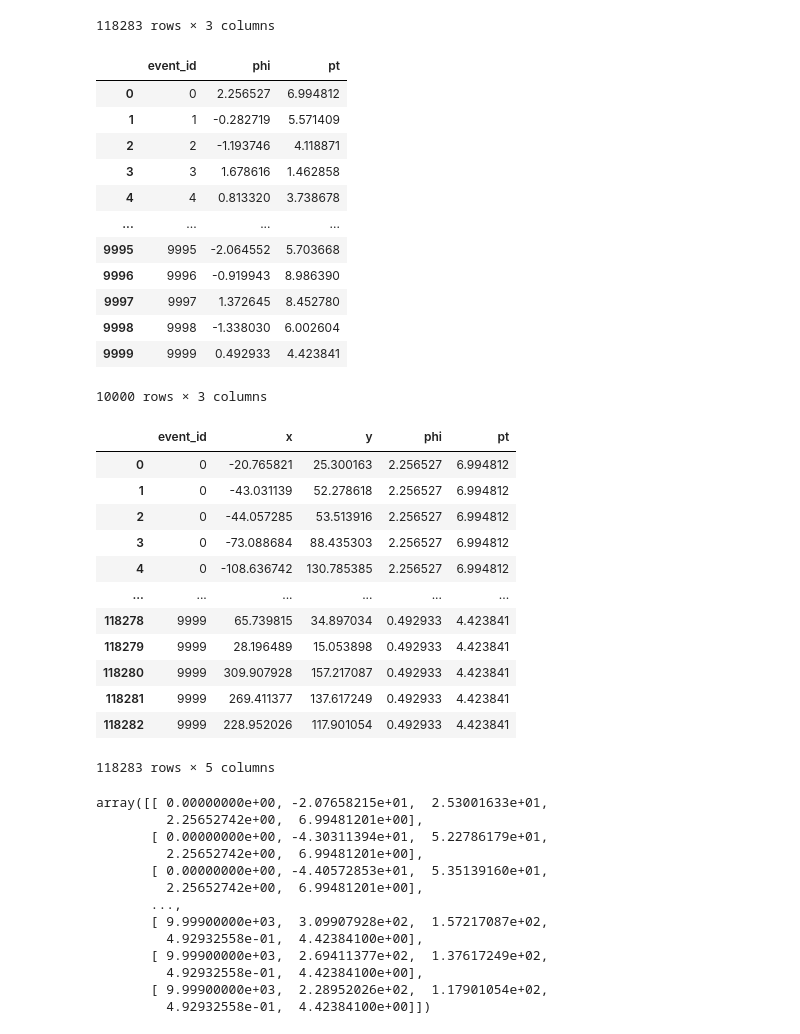
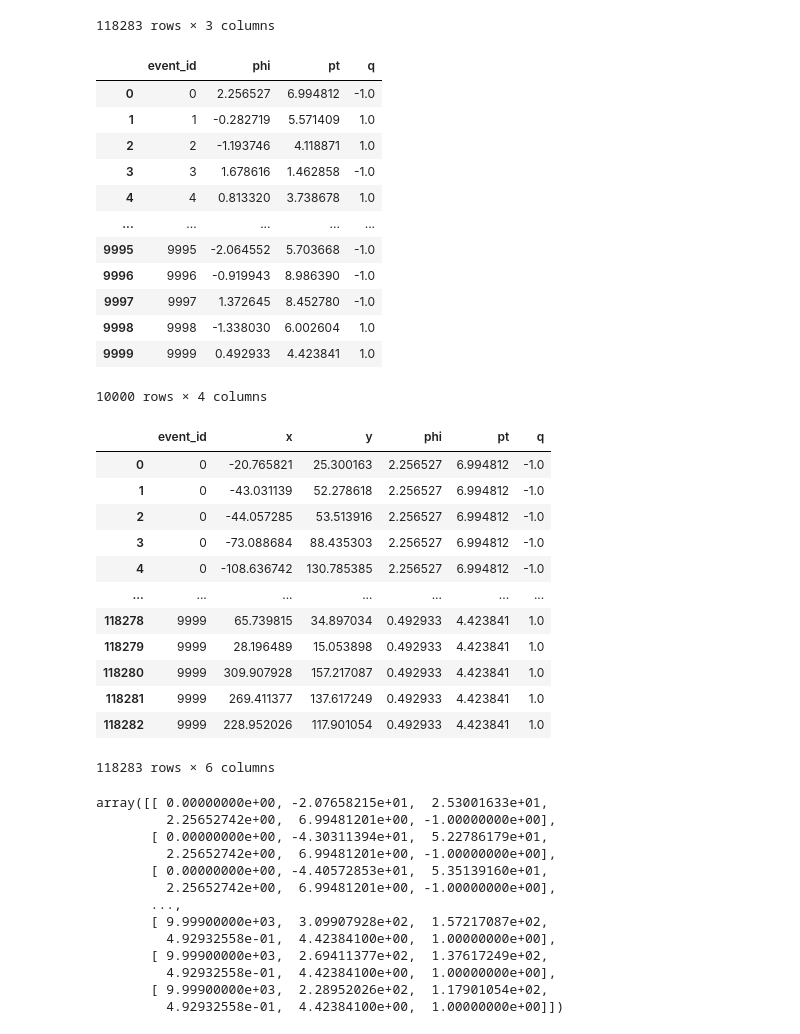
Before and after one commit to P4ndaM1x/engineering-dissertation, a Jupyter notebook: raw_data/csv2npy.ipynb, the cells around one changed output. Drawn from its saved outputs; the diff is of its cells as text; code cells hidden in the pictures.

```diff
--- a/raw_data/csv2npy.ipynb
+++ b/raw_data/csv2npy.ipynb
@@ -25,56 +25,56 @@ spacepoints_df
 # %%
 particles_initial_df = pd.read_csv(raw_data_directory + 'particles_initial.csv')
 particles_initial_df.drop(particles_initial_df.columns[[-1]], axis=1, inplace=True)
-particles_initial_df.drop(particles_initial_df.columns.difference(['event_id', 'phi', 'pt']), axis=1, inplace=True)
+particles_initial_df.drop(particles_initial_df.columns.difference(['event_id', 'phi', 'pt', 'q']), axis=1, inplace=True)
 
 particles_initial_df
 # %% [output]
-|  | event_id | phi | pt |
-| 0 | 0 | 2.256527 | 6.994812 |
-| 1 | 1 | -0.282719 | 5.571409 |
-| 2 | 2 | -1.193746 | 4.118871 |
-| 3 | 3 | 1.678616 | 1.462858 |
-| 4 | 4 | 0.813320 | 3.738678 |
-| ... | ... | ... | ... |
-| 9995 | 9995 | -2.064552 | 5.703668 |
-| 9996 | 9996 | -0.919943 | 8.986390 |
-| 9997 | 9997 | 1.372645 | 8.452780 |
-| 9998 | 9998 | -1.338030 | 6.002604 |
-| 9999 | 9999 | 0.492933 | 4.423841 |
+|  | event_id | phi | pt | q |
+| 0 | 0 | 2.256527 | 6.994812 | -1.0 |
+| 1 | 1 | -0.282719 | 5.571409 | 1.0 |
+| 2 | 2 | -1.193746 | 4.118871 | 1.0 |
+| 3 | 3 | 1.678616 | 1.462858 | -1.0 |
+| 4 | 4 | 0.813320 | 3.738678 | 1.0 |
+| ... | ... | ... | ... | ... |
+| 9995 | 9995 | -2.064552 | 5.703668 | -1.0 |
+| 9996 | 9996 | -0.919943 | 8.986390 | -1.0 |
+| 9997 | 9997 | 1.372645 | 8.452780 | -1.0 |
+| 9998 | 9998 | -1.338030 | 6.002604 | 1.0 |
+| 9999 | 9999 | 0.492933 | 4.423841 | 1.0 |
-10000 rows × 3 columns
+10000 rows × 4 columns
 # %%
 dataframe = pd.merge(spacepoints_df, particles_initial_df, on='event_id')#.drop('event_id', axis=1)
 dataframe
 # %% [output]
-|  | event_id | x | y | phi | pt |
-| 0 | 0 | -20.765821 | 25.300163 | 2.256527 | 6.994812 |
-| 1 | 0 | -43.031139 | 52.278618 | 2.256527 | 6.994812 |
-| 2 | 0 | -44.057285 | 53.513916 | 2.256527 | 6.994812 |
-| 3 | 0 | -73.088684 | 88.435303 | 2.256527 | 6.994812 |
-| 4 | 0 | -108.636742 | 130.785385 | 2.256527 | 6.994812 |
-| ... | ... | ... | ... | ... | ... |
-| 118278 | 9999 | 65.739815 | 34.897034 | 0.492933 | 4.423841 |
-| 118279 | 9999 | 28.196489 | 15.053898 | 0.492933 | 4.423841 |
-| 118280 | 9999 | 309.907928 | 157.217087 | 0.492933 | 4.423841 |
-| 118281 | 9999 | 269.411377 | 137.617249 | 0.492933 | 4.423841 |
-| 118282 | 9999 | 228.952026 | 117.901054 | 0.492933 | 4.423841 |
+|  | event_id | x | y | phi | pt | q |
+| 0 | 0 | -20.765821 | 25.300163 | 2.256527 | 6.994812 | -1.0 |
+| 1 | 0 | -43.031139 | 52.278618 | 2.256527 | 6.994812 | -1.0 |
+| 2 | 0 | -44.057285 | 53.513916 | 2.256527 | 6.994812 | -1.0 |
+| 3 | 0 | -73.088684 | 88.435303 | 2.256527 | 6.994812 | -1.0 |
+| 4 | 0 | -108.636742 | 130.785385 | 2.256527 | 6.994812 | -1.0 |
+| ... | ... | ... | ... | ... | ... | ... |
+| 118278 | 9999 | 65.739815 | 34.897034 | 0.492933 | 4.423841 | 1.0 |
+| 118279 | 9999 | 28.196489 | 15.053898 | 0.492933 | 4.423841 | 1.0 |
+| 118280 | 9999 | 309.907928 | 157.217087 | 0.492933 | 4.423841 | 1.0 |
+| 118281 | 9999 | 269.411377 | 137.617249 | 0.492933 | 4.423841 | 1.0 |
+| 118282 | 9999 | 228.952026 | 117.901054 | 0.492933 | 4.423841 | 1.0 |
-118283 rows × 5 columns
+118283 rows × 6 columns
 # %%
 import numpy as np
 data = dataframe.to_numpy()
 data
 # %% [output]
 array([[ 0.00000000e+00, -2.07658215e+01,  2.53001633e+01,
-         2.25652742e+00,  6.99481201e+00],
+         2.25652742e+00,  6.99481201e+00, -1.00000000e+00],
        [ 0.00000000e+00, -4.30311394e+01,  5.22786179e+01,
-         2.25652742e+00,  6.99481201e+00],
+         2.25652742e+00,  6.99481201e+00, -1.00000000e+00],
        [ 0.00000000e+00, -4.40572853e+01,  5.35139160e+01,
-         2.25652742e+00,  6.99481201e+00],
+         2.25652742e+00,  6.99481201e+00, -1.00000000e+00],
        ...,
        [ 9.99900000e+03,  3.09907928e+02,  1.57217087e+02,
-         4.92932558e-01,  4.42384100e+00],
+         4.92932558e-01,  4.42384100e+00,  1.00000000e+00],
        [ 9.99900000e+03,  2.69411377e+02,  1.37617249e+02,
-         4.92932558e-01,  4.42384100e+00],
+         4.92932558e-01,  4.42384100e+00,  1.00000000e+00],
        [ 9.99900000e+03,  2.28952026e+02,  1.17901054e+02,
-         4.92932558e-01,  4.42384100e+00]])
+         4.92932558e-01,  4.42384100e+00,  1.00000000e+00]])
 # %%
```
Also changed, not shown: parts of 1 cell of this notebook, 3 other files.
